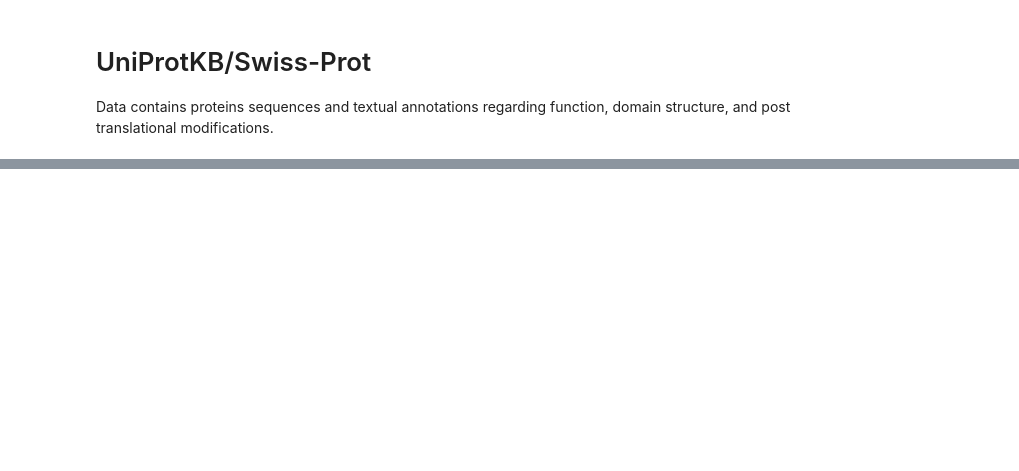
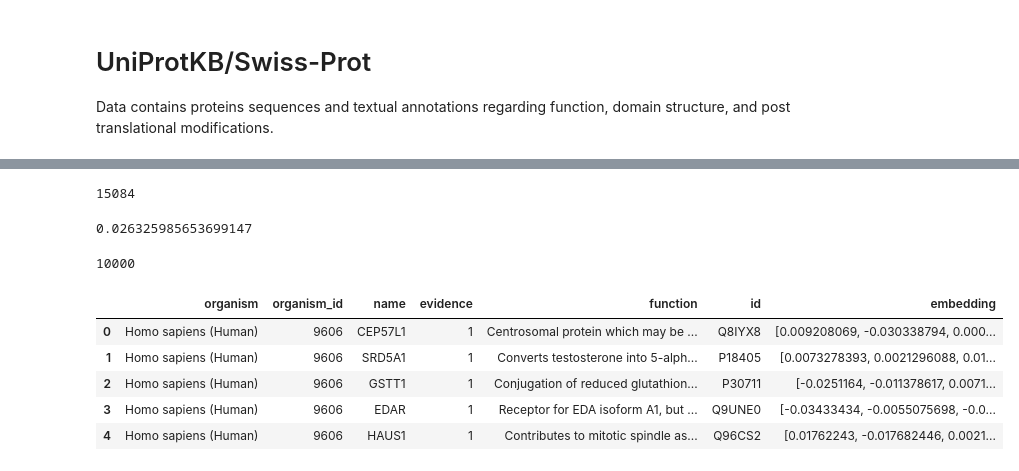
Before and after one commit to radroof22/cse7850-compbio-project, a Jupyter notebook: Download_Data.ipynb, the cells around one changed output, grey strips where cells are left out. Drawn from its saved outputs; the diff is of its cells as text; code cells hidden in the pictures; blank space fills up the shorter version.

Commit message:
the data

```diff
--- a/Download_Data.ipynb
+++ b/Download_Data.ipynb
@@ -212,0 +61,5 @@ Successfully installed coloredlogs-15.0.1 flatbuffers-25.2.10 humanfriendly-10.0
+# %%
+from proteinclip.fasta_utils import read_fasta
+
+fsdr = read_fasta("./data/uniprot/uniprot_sprot.fasta.gz")
+fsdr = {k.split(" ")[0].split("|")[1]: v for k, v in fsdr.items()}
@@ -212,0 +121,39 @@ Successfully installed coloredlogs-15.0.1 flatbuffers-25.2.10 humanfriendly-10.0
+# %%
+len(spdr_keys)
+# %% [output]
+15084
+# %%
+import numpy as np
+
+spdr_keys = [k for k in spdr.keys() if spdr.get(k)["organism"] == "Homo sapiens (Human)" and len(spdr.get(k)["function"]) > 0 and len(fsdr[k]) <= 1024]
+print(f"{len(spdr_keys) / len(spdr)}")
+np.random.shuffle(spdr_keys)
+dataset_ids = spdr_keys[:10_000]
+len(dataset_ids)
+# %% [output]
+0.026325985653699147
+10000
+# %%
+import pandas as pd
+from proteinclip.gpt import get_hf_embedding
+from tqdm.auto import tqdm
+
+dataset = []
+for id in tqdm(dataset_ids, desc="Creating dataset"):
+
+    data = spdr.get(id)
+    data["id"] = id
+
+    data['embedding'] = get_hf_embedding(data['function'])
+    dataset.append(data)
+dataset = pd.DataFrame(dataset)
+dataset.to_parquet("protclip_dataset.parquet")
+# %%
+dataset.head()
+# %% [output]
+|  | organism | organism_id | name | evidence | function | id | embedding |
+| 0 | Homo sapiens (Human) | 9606 | CEP57L1 | 1 | Centrosomal protein which may be ... | Q8IYX8 | [0.009208069, -0.030338794, 0.000... |
+| 1 | Homo sapiens (Human) | 9606 | SRD5A1 | 1 | Converts testosterone into 5-alph... | P18405 | [0.0073278393, 0.0021296088, 0.01... |
+| 2 | Homo sapiens (Human) | 9606 | GSTT1 | 1 | Conjugation of reduced glutathion... | P30711 | [-0.0251164, -0.011378617, 0.0071... |
+| 3 | Homo sapiens (Human) | 9606 | EDAR | 1 | Receptor for EDA isoform A1, but ... | Q9UNE0 | [-0.03433434, -0.0055075698, -0.0... |
+| 4 | Homo sapiens (Human) | 9606 | HAUS1 | 1 | Contributes to mitotic spindle as... | Q96CS2 | [0.01762243, -0.017682446, 0.0021... |
```
Also changed, not shown: parts of 19 cells of this notebook, 2 other files.
